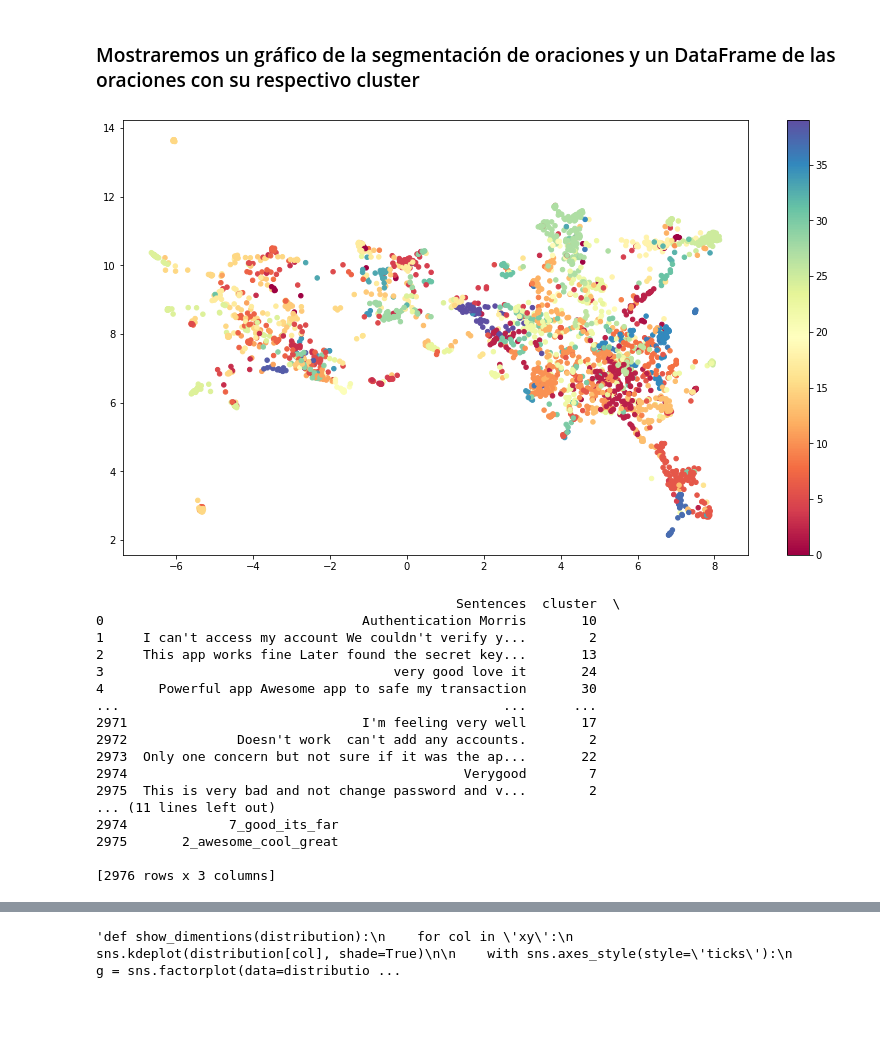
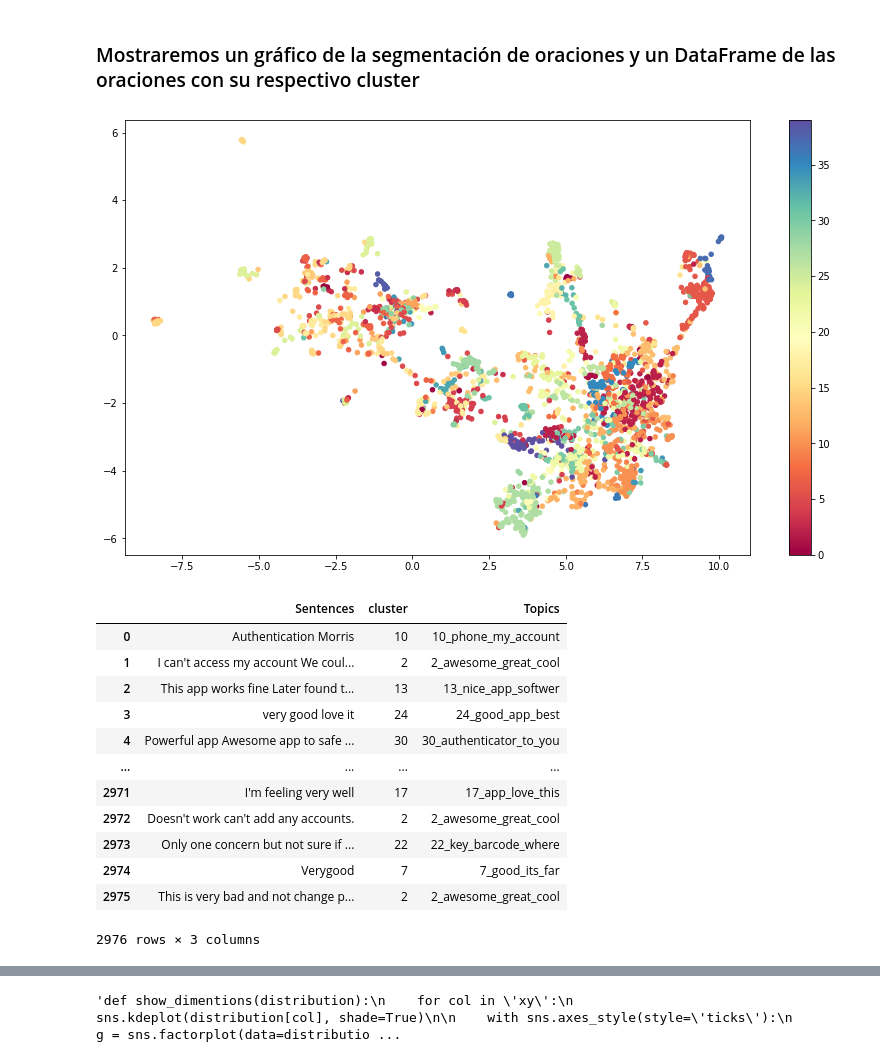
Before and after one commit to LuisSante/Text-segmentation-using-Agglomerative-Clustering, a Jupyter notebook: NLP - Clustering/agglomerative_clustering.ipynb, the cells around one changed output, grey strips where cells are left out. Cells and saved outputs as stored; diff of their text form; code cells hidden in the pictures; blank space fills up the shorter version.

Commit message:
topics assigment

```diff
--- a/NLP - Clustering/agglomerative_clustering.ipynb
+++ b/NLP - Clustering/agglomerative_clustering.ipynb
@@ -131,7 +133,10 @@ def silhoutte(dataset, attempts):
 
     for k in range(2,attempts+1):
 
-        agglomerative_clusterering = AgglomerativeClustering(n_clusters=k, affinity="cosine" , linkage="complete").fit(embeddings)
+        agglomerative_clusterering = AgglomerativeClustering(n_clusters=k,
+                                                            affinity="cosine" ,
+                                                            linkage="complete").fit(embeddings)
+
         cluster_labels = agglomerative_clusterering.labels_
 
         silhouette_avg = silhouette_score(embeddings, cluster_labels)
@@ -148,7 +153,10 @@ def silhoutte(dataset, attempts):
 def topics_segmentation(dataset_review, attempts):
     n_clusters, embeddings, corpus = silhoutte(dataset_review, attempts) # se le pasa el mejor K
 
-    agglomerative_clusterering = AgglomerativeClustering(n_clusters=n_clusters, affinity="cosine" , linkage="complete").fit(embeddings)
+    agglomerative_clusterering = AgglomerativeClustering(n_clusters=n_clusters,
+                                                        affinity="cosine",
+                                                        linkage="complete").fit(embeddings)
+
     cluster_labels = agglomerative_clusterering.labels_ #obtengo las etiquetas respectivas a las oraciones
 
     model_topics = BERTopic(nr_topics = n_clusters).fit(corpus) # entreno para sacar K temas
@@ -171,42 +179,45 @@ def clustering(dataset_review, attempts):
 
     corpus_dataframe['Topics'] = topics #creo una columna TOPICS que indica el tema de cada cluster
 
-    return cluster_labels, embeddings, corpus_dataframe
+    return embeddings, corpus_dataframe
 # %% [markdown]
 ### Mostraremos un gráfico de la segmentación de oraciones y un DataFrame de las oraciones con su respectivo cluster
 # %%
 def show_graphics_and_themes(dataset_review, attemps):
 
-    labels_HAC, embeddings, corpus_dataframe = clustering(dataset_review, attemps)
-    review_2d = dimension_reduction(embeddings) #se reduce a dos dimensiones las incrustaciones para poder plotear en 2D
+    embeddings, corpus_dataframe = clustering(dataset_review, attemps)
+    review_2d = dimension_reduction(embeddings) #se reduce a dos dimensiones las incrustaciones para poder plotear
 
-    review_2d['labels'] = labels_HAC #a esa reduccioón de dimension de igual manera se le asigna su cluster para plotear
+    review_2d['labels'] = corpus_dataframe['cluster']
 
     plt.figure(figsize=(14, 8))
     clustered = review_2d[review_2d.labels != -1]
-    plt.scatter(review_2d.x, review_2d.y, c=clustered.labels, s=20, cmap='Spectral')
+
+    plt.scatter(review_2d.x,
+                review_2d.y,
+                c=clustered.labels,
+                s=20,
+                cmap='Spectral')
+
     plt.colorbar()
     plt.show()
 
     return corpus_dataframe
 # %%
-print(show_graphics_and_themes(review, 40))
+topics = show_graphics_and_themes(review, 40)
+topics
 # %% [output]
-[figure, old version]
+[figure, new version]
+|  | Sentences | cluster | Topics |
+| 0 | Authentication Morris | 10 | 10_phone_my_account |
+| 1 | I can't access my account We coul... | 2 | 2_awesome_great_cool |
+| 2 | This app works fine Later found t... | 13 | 13_nice_app_softwer |
+| 3 | very good love it | 24 | 24_good_app_best |
+| 4 | Powerful app Awesome app to safe ... | 30 | 30_authenticator_to_you |
+| ... | ... | ... | ... |
+| 2971 | I'm feeling very well | 17 | 17_app_love_this |
+| 2972 | Doesn't work can't add any accounts. | 2 | 2_awesome_great_cool |
+| 2973 | Only one concern but not sure if ... | 22 | 22_key_barcode_where |
+| 2974 | Verygood | 7 | 7_good_its_far |
+| 2975 | This is very bad and not change p... | 2 | 2_awesome_great_cool |
-                                              Sentences  cluster  \
-0                                 Authentication Morris       10
-1     I can't access my account We couldn't verify y...        2
-2     This app works fine Later found the secret key...       13
-3                                     very good love it       24
-4       Powerful app Awesome app to safe my transaction       30
-...                                                 ...      ...
-2971                              I'm feeling very well       17
-2972              Doesn't work  can't add any accounts.        2
-2973  Only one concern but not sure if it was the ap...       22
-2974                                           Verygood        7
-2975  This is very bad and not change password and v...        2
-... (11 lines left out)
-2974             7_good_its_far
-2975       2_awesome_cool_great
-
-[2976 rows x 3 columns]
+2976 rows × 3 columns
```
Also changed, not shown: parts of 2 cells of this notebook.
